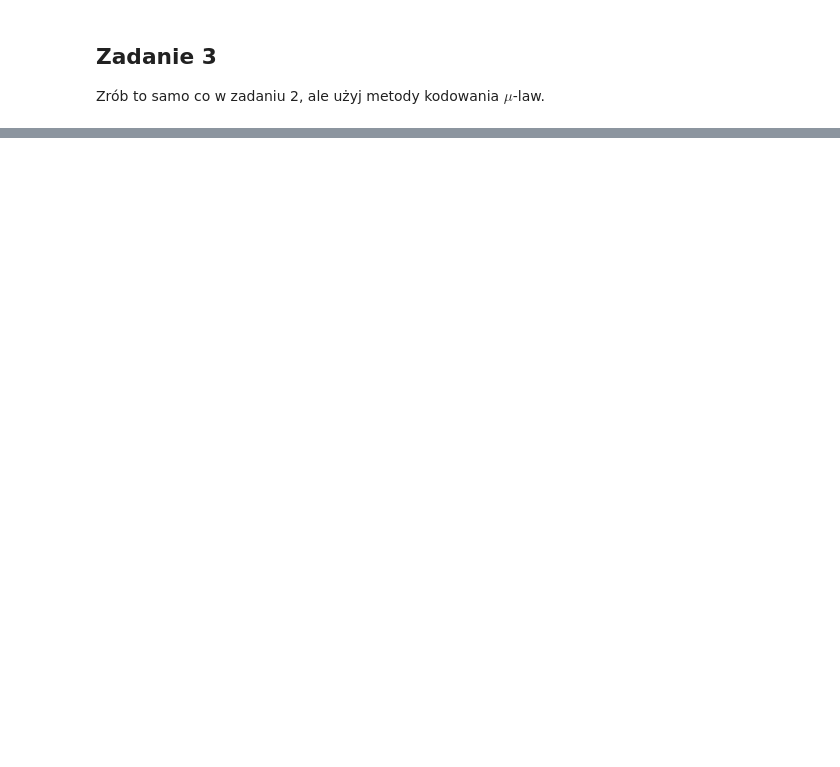
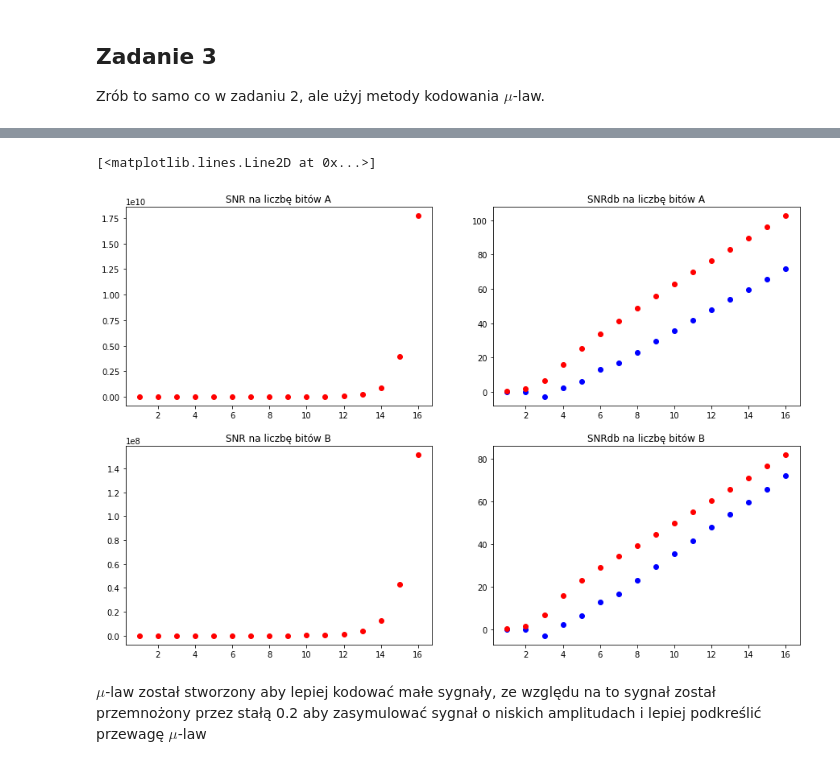
Before and after one commit to nietup/SignalProcessing, a Jupyter notebook: Lab5_dz_Probkowanie.ipynb, the cells around one changed output, grey strips where cells are left out. Saved outputs shown, nothing was run; the diff lists cells and outputs as text; code cells hidden in the pictures; blank space fills up the shorter version.

```diff
--- a/Lab5_dz_Probkowanie.ipynb
+++ b/Lab5_dz_Probkowanie.ipynb
@@ -336,0 +342,62 @@ plot(x, snrsmu_db)
+# %%
+from ipywidgets import HTML
+from IPython.display import display
+from IPython.display import Audio
+from scipy.io.wavfile import read
+
+fs, y = read("zdanie.wav")
+y = y.astype(float) / y.max()
+
+# skalowanie sygnału żeby mieć małe amplitudy
+y = y*0.2
+
+snrsmuA = zeros(16)
+snrsmuA_db = zeros(16)
+snrsmuB = zeros(16)
+snrsmuB_db = zeros(16)
+for b in range (1, 17):
+    mi = (2**b)-1
+    yu = sign(y)*log(1 + mi*abs(y))/log(1 + mi)
+    uc = floor(mi*yu)/mi
+    yc = sign(uc)*(1/mi)*((1+mi)**(abs(uc))-1)
+
+    noiseA = yu - uc
+    noiseB = y - yc
+
+    snrA = var(uc)/var(noiseA)
+    snrA_db = 10*math.log(snrA, 10)
+    snrsmuA[b-1] = snrA
+    snrsmuA_db[b-1] = snrA_db
+
+    snrB = var(yc)/var(noiseB)
+    snrB_db = 10*math.log(snrB, 10)
+    snrsmuB[b-1] = snrB
+    snrsmuB_db[b-1] = snrB_db
+
+#     display(Audio(yc, rate=fs))
+
+x = arange(1, 17, 1)
+
+figure(figsize=(15,10))
+subplot(2,2,1)
+title("SNR na liczbę bitów A")
+plot(x, snrsmuA, "ro")
+
+subplot(2,2,2)
+title("SNRdb na liczbę bitów A")
+plot(x, snrs_db, "bo")
+plot(x, snrsmuA_db, "ro")
+
+subplot(2,2,3)
+title("SNR na liczbę bitów B")
+plot(x, snrsmuB, "ro")
+
+subplot(2,2,4)
+title("SNRdb na liczbę bitów B")
+plot(x, snrs_db, "bo")
+plot(x, snrsmuB_db, "ro")
+# %% [output]
+[<matplotlib.lines.Line2D at 0x...>]
+[figure, added]
+# %% [markdown]
+$\mu$-law został stworzony aby lepiej kodować małe sygnały, ze względu na to sygnał został przemnożony przez stałą 0.2 aby zasymulować sygnał o niskich amplitudach i lepiej podkreślić przewagę $\mu$-law
```
Also changed, not shown: parts of 5 cells of this notebook.
